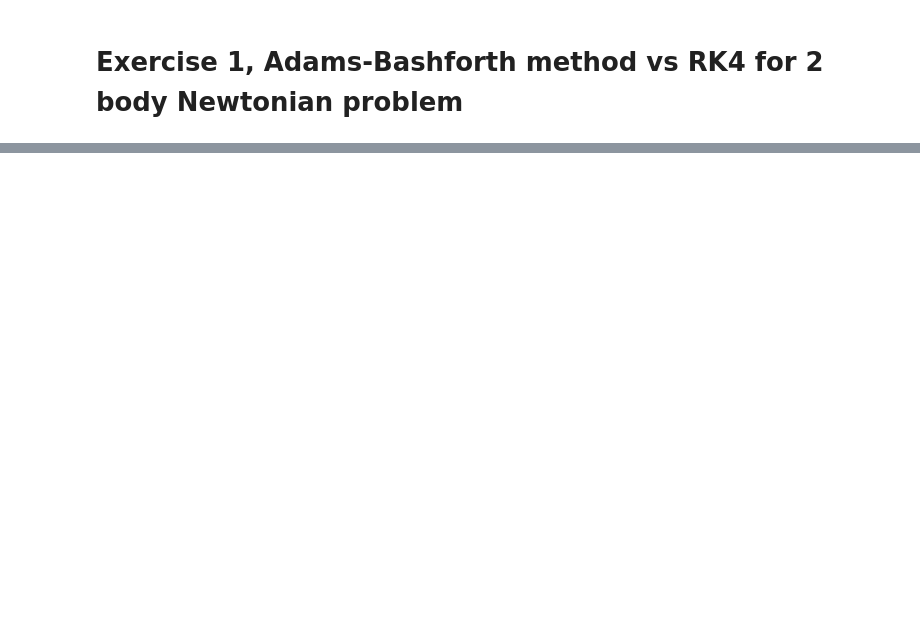
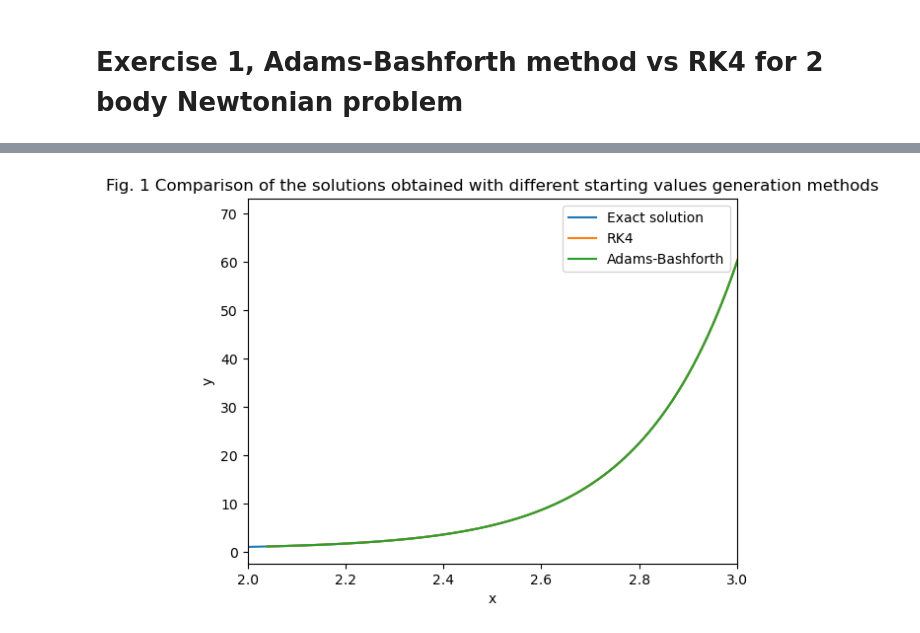
Before and after one commit to askoldvilkha/CompMethods_Astro23, a Jupyter notebook: HW4/hw4_vilkha.ipynb, the cells around one changed output, grey strips where cells are left out. Cells and saved outputs as stored; diff of their text form; code cells hidden in the pictures; blank space fills up the shorter version.

Commit message:
HW4, Problem 1 done (Adams-Bashforth vs RK4 on Newton 2 body problem). Some extra tests may be added later, but most probably not

```diff
--- a/HW4/hw4_vilkha.ipynb
+++ b/HW4/hw4_vilkha.ipynb
@@ -42,0 +324,45 @@ def Adams_Bashorth_step(func, t_0: float, y_0: float, h: float, four_step: bool
+# %%
+def test_ode_sol(x):
+    '''
+    This function calculates the exact solution of the differential equation dy/dx = 5y - 3
+    '''
+    return 3/5 + 2/5 * np.exp(5 * (x - 2))
+# %%
+# initialize the arrays to store results
+x_test_array_ab = np.zeros(100)
+y_test_array_ab = np.zeros(100)
+x_test_array_rk4 = np.zeros(100)
+y_test_array_rk4 = np.zeros(100)
+
+# initialize the initial values
+x_0_temp_ab = np.array([2])
+y_0_temp_ab = np.array([1])
+x_0_temp_rk4 = np.array([2])
+y_0_temp_rk4 = np.array([1])
+for i in range(100):
+    # calculate the solution using RK4 to generate the missing values
+    x_res_rk4, y_res_rk4 = Adams_Bashforth_autogenerative(func = lambda x, y: 5 * y - 3, t_0 = x_0_temp_rk4, y_0 = y_0_temp_rk4, h = 0.01, n_steps = 4, autogen = 'RK4', return_grid = True)
+    x_test_array_rk4[i] = x_res_rk4[-1]
+    y_test_array_rk4[i] = y_res_rk4[-1]
+    x_0_temp_rk4 = np.delete(x_res_rk4, 0)
+    y_0_temp_rk4 = np.delete(y_res_rk4, 0)
+
+    # calculate the solution using Adams-Bashforth to generate the missing values
+    x_res_ab, y_res_ab = Adams_Bashforth_autogenerative(func = lambda x, y: 5 * y - 3, t_0 = x_0_temp_ab, y_0 = y_0_temp_ab, h = 0.01, n_steps = 4, autogen = 'Adams_Bashforth', return_grid = True)
+    x_test_array_ab[i] = x_res_ab[-1]
+    y_test_array_ab[i] = y_res_ab[-1]
+    x_0_temp_ab = np.delete(x_res_ab, 0)
+    y_0_temp_ab = np.delete(y_res_ab, 0)
+
+# plot the results
+x_test_array = np.linspace(2, 3, 100)
+y_test_array = test_ode_sol(x_test_array)
+plt.plot(x_test_array, y_test_array, label = 'Exact solution')
+plt.plot(x_test_array_rk4, y_test_array_rk4, label = 'RK4')
+plt.plot(x_test_array_ab, y_test_array_ab, label = 'Adams-Bashforth')
+plt.xlim(2, 3)
+plt.xlabel('x'); plt.ylabel('y')
+plt.legend()
+plt.title(r'Fig. 1 Comparison of the solutions obtained with different starting values generation methods');
+# %% [output]
+[figure, added]
```
Also changed, not shown: parts of 22 cells of this notebook.
